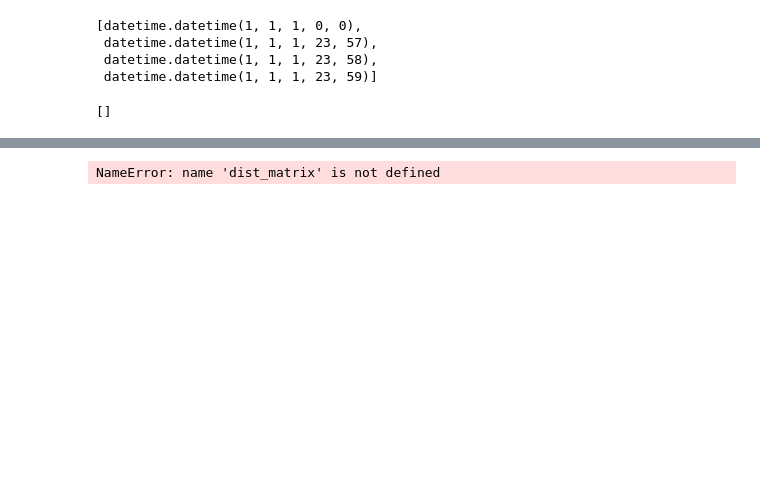
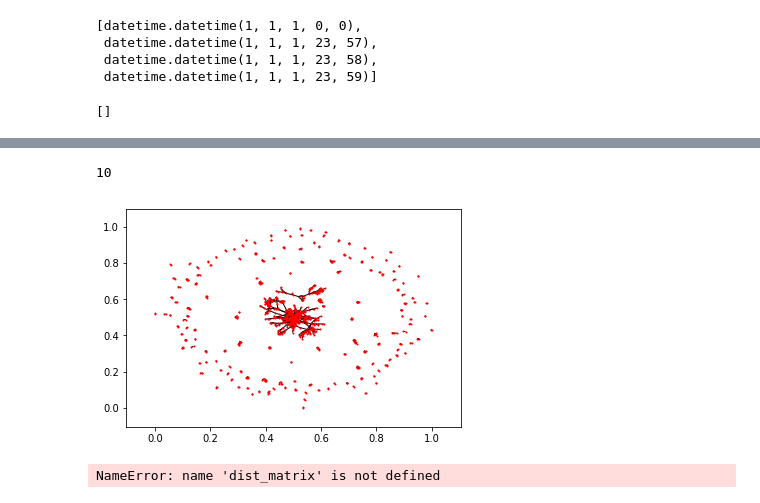
Before and after one commit to GNroy/Innopolis.MSDS.AlexanderLaptev.Thesis, a Jupyter notebook: examples/Snapshots.ipynb, the cells around one changed output, grey strips where cells are left out. Saved outputs shown, nothing was run; the diff lists cells and outputs as text; code cells hidden in the pictures; blank space fills up the shorter version.

Commit message:
enumerator alg fixes, graph drawing

```diff
--- a/examples/Snapshots.ipynb
+++ b/examples/Snapshots.ipynb
@@ -325,6 +326,12 @@ class Candidate:
 
     def __str__(self):
         return 'objects: ' + str(self._objects) + '\ntimestamps: ' + str(self._timestamps)
+
+    def __eq__(self, other):
+        return set(self._objects) == set(other._objects) and set(self._timestamps) == set(other._timestamps)
+
+    def __ne__(self, other):
+        return set(self._objects) != set(other._objects) or set(self._timestamps) != set(other._timestamps)
 
     def objects(self):
         return self._objects
@@ -441,7 +448,7 @@ def get_initial_candidate_stars(G, pattern, interval):
 pl = Platoon(2, 3, 2, time_interval)
 candidates = get_initial_candidate_stars(gh, pl, one_minute_interval)
 # %%
-for i in range(len(candidates[0])):
-    print('Candidate %d:\n' % i, candidates[0][i])
+for i in range(len(candidates[5])):
+    print('Candidate %d:\n' % i, candidates[5][i])
 # %% [output]
 Candidate 0:
@@ -524 +540,40 @@ for star in candidates:
+# %%
+# transform patterns to more convenient form (group by pattern cardinality)
+patterns = []
+card = 2
+while True:
+#    patterns += [[]]
+    items_to_add = []
+    for tp in temp_patterns:
+        for s in tp:
+            if s.obj_length() == card:
+                items_to_add += [s]
+    if items_to_add:
+        patterns += [items_to_add]
+    else:
+        break
+    card += 1
+del temp_patterns[:]; del temp_patterns
+
+len(patterns)
+# %% [output]
+10
+# %%
+# show graph of connections
+def get_graph_of_connections(patterns, card=2):
+    #G = nx.Graph(np.unique([e for p in patterns for s in p for e in s.objects()]))
+    G = nx.Graph()
+    if card == 2:
+        for c in patterns[0]:
+            G.add_edge(c.objects()[0], c.objects()[-1], weight=len(c.timestamps()))
+    else:
+        raise NotImplementedError()
+    return G
+
+G = get_graph_of_connections(patterns)
+nx.draw_networkx(G, with_labels=False, node_size=1)
+plt.savefig("connections_graph.png", dpi=1000)
+nx.write_graphml(G,'connections_graph.xml')
+# %% [output]
+[figure, added]
 # %%
```
Also changed, not shown: parts of 8 cells of this notebook.
